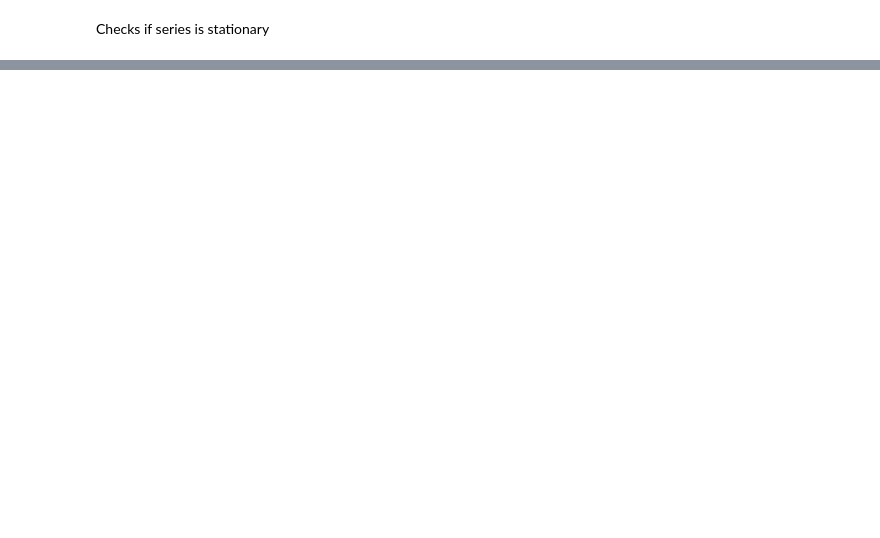
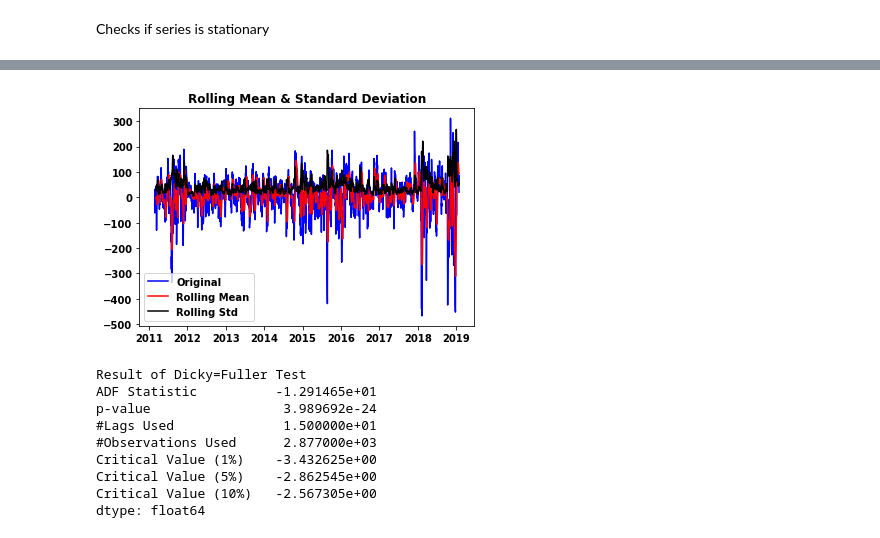
Before and after one commit to F1nalFortune/NYSE-JPM, a Jupyter notebook: ARIMA.ipynb, the cells around one changed output, grey strips where cells are left out. Cells and saved outputs as stored; diff of their text form; code cells hidden in the pictures; blank space fills up the shorter version.

```diff
--- a/ARIMA.ipynb
+++ b/ARIMA.ipynb
@@ -35,0 +71,23 @@ P-val: 6.276342699249687e-30
+# %%
+from statsmodels.tsa.stattools import adfuller
+def test_stationarity(timeseries):
+
+    # Determinign rolling statistics
+    rolling_mean = timeseries.rolling(window=12).mean()
+    rolling_std = timeseries.rolling(window=12).std()
+
+    # Plot rolling statistics
+
+    orig = plt.plot(timeseries, color='blue', label='Original')
+    mean = plt.plot(rolling_mean, color='red', label='Rolling Mean')
+    std = plt.plot(rolling_std, color='black', label='Rolling Std')
+    plt.legend(loc='best')
+    plt.title('Rolling Mean & Standard Deviation')
+    plt.show(block=False)
+
+    print('Result of Dicky=Fuller Test')
+    dftest = adfuller(timeseries, autolag='AIC')
+    dfoutput = pd.Series(dftest[0:4], index=['ADF Statistic', 'p-value', '#Lags Used', '#Observations Used'])
+    for key, value in dftest[4].items():
+        dfoutput['Critical Value (%s)'%key] = value
+    print(dfoutput)
@@ -35,0 +106,4 @@ P-val: 6.276342699249687e-30
+# %%
+dataset_minus_moving_average = indexed_data - moving_average
+dataset_minus_moving_average.dropna(inplace=True)
+dataset_minus_moving_average.head(12)
@@ -35,0 +141,13 @@ P-val: 6.276342699249687e-30
+# %%
+test_stationarity(dataset_minus_moving_average)
+# %% [output]
+[figure, added]
+Result of Dicky=Fuller Test
+ADF Statistic          -1.291465e+01
+p-value                 3.989692e-24
+#Lags Used              1.500000e+01
+#Observations Used      2.877000e+03
+Critical Value (1%)    -3.432625e+00
+Critical Value (5%)    -2.862545e+00
+Critical Value (10%)   -2.567305e+00
+dtype: float64
```
Also changed, not shown: parts of 33 cells of this notebook.
